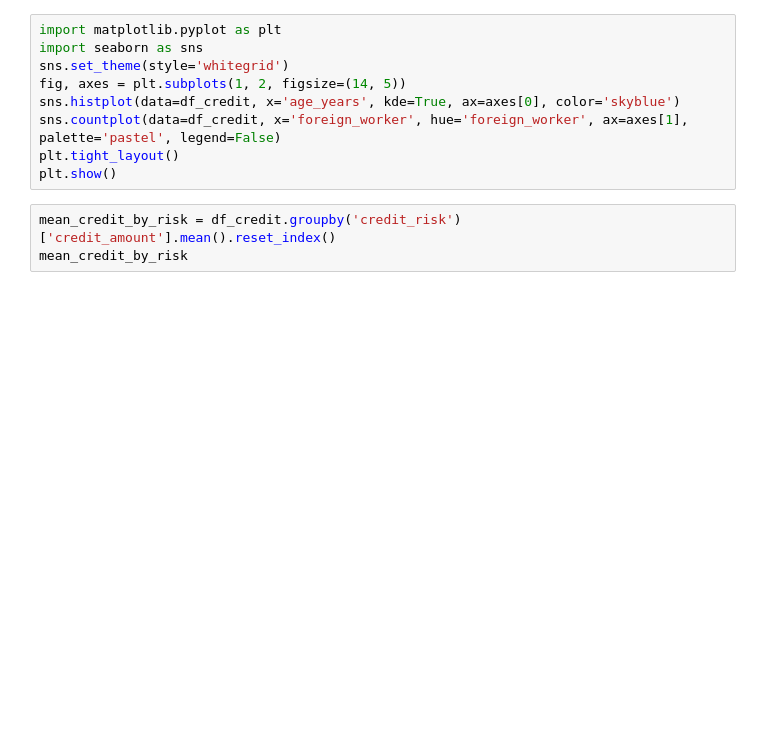
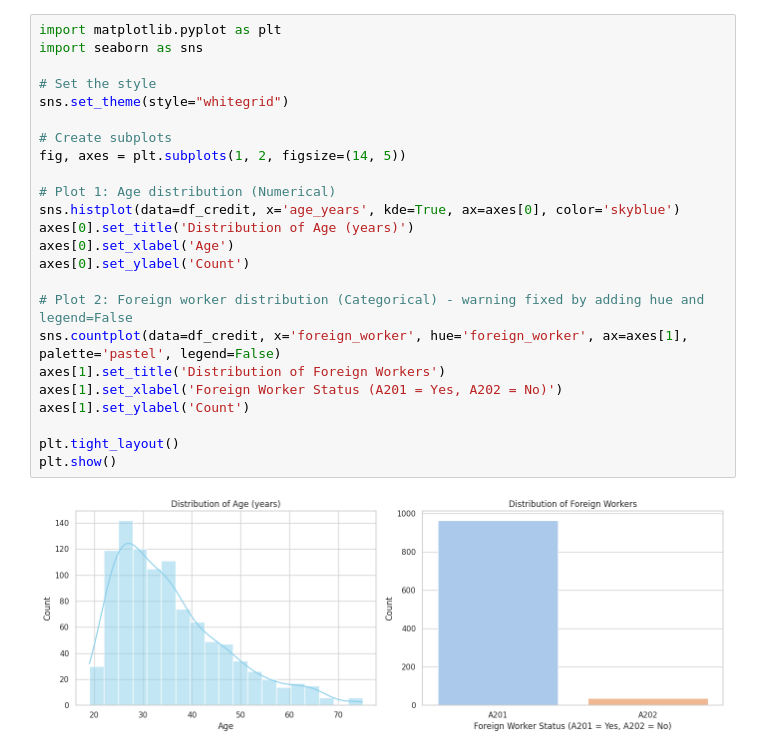
Before and after one commit to MxolisiMahlangu/german-credit-risk-analysis, a Jupyter notebook: german_credit_risk_analysis.ipynb, the cells around one changed output. Drawn from its saved outputs; the diff is of its cells as text; blank space fills up the shorter version.

Commit message:
Update notebook with executed plots, visuals, and comments

```diff
--- a/german_credit_risk_analysis.ipynb
+++ b/german_credit_risk_analysis.ipynb
@@ -20,12 +54,26 @@ df_credit.info()
 # %%
 import matplotlib.pyplot as plt
 import seaborn as sns
-sns.set_theme(style='whitegrid')
+
+# Set the style
+sns.set_theme(style="whitegrid")
+
+# Create subplots
 fig, axes = plt.subplots(1, 2, figsize=(14, 5))
+
+# Plot 1: Age distribution (Numerical)
 sns.histplot(data=df_credit, x='age_years', kde=True, ax=axes[0], color='skyblue')
+axes[0].set_title('Distribution of Age (years)')
+axes[0].set_xlabel('Age')
+axes[0].set_ylabel('Count')
+
+# Plot 2: Foreign worker distribution (Categorical) - warning fixed by adding hue and legend=False
 sns.countplot(data=df_credit, x='foreign_worker', hue='foreign_worker', ax=axes[1], palette='pastel', legend=False)
+axes[1].set_title('Distribution of Foreign Workers')
+axes[1].set_xlabel('Foreign Worker Status (A201 = Yes, A202 = No)')
+axes[1].set_ylabel('Count')
+
 plt.tight_layout()
 plt.show()
+# %% [output]
+[figure, added]
-# %%
-mean_credit_by_risk = df_credit.groupby('credit_risk')['credit_amount'].mean().reset_index()
-mean_credit_by_risk
```
Also changed, not shown: parts of 29 cells of this notebook.
